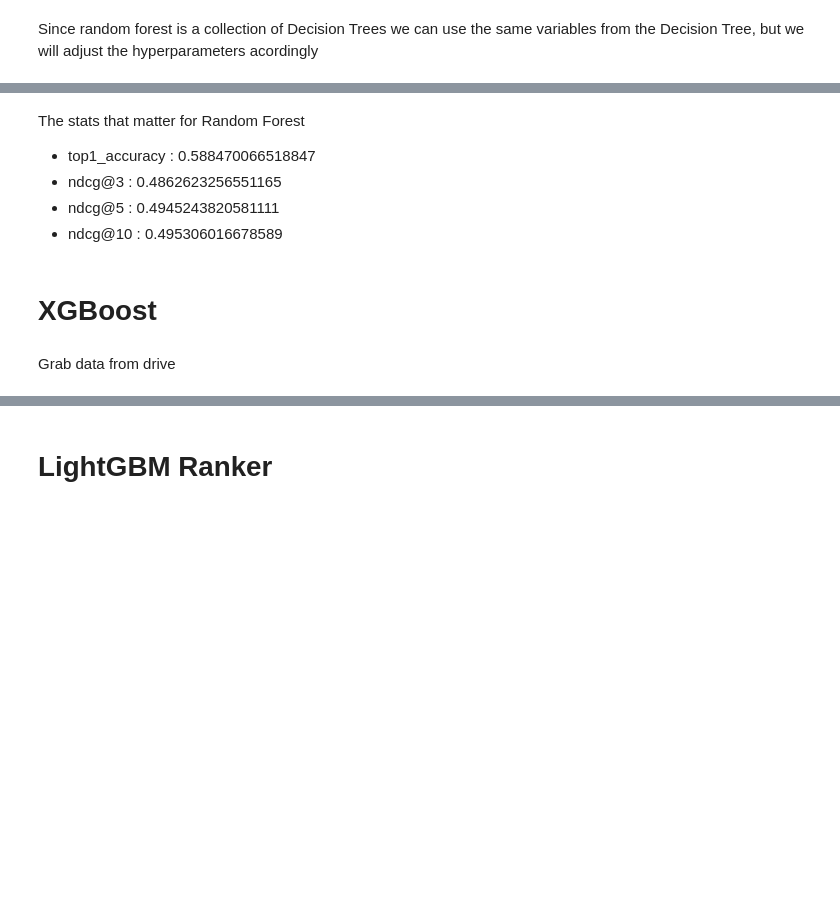
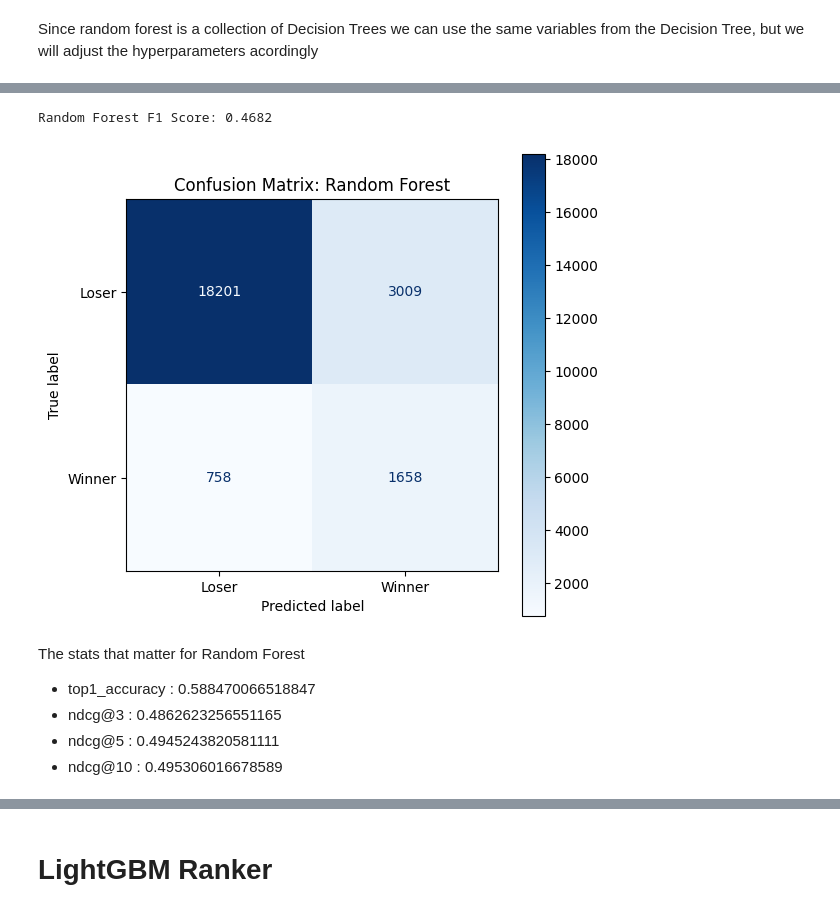
Before and after one commit to knguyen0923/Equi-Metrics, a Jupyter notebook: Equi_Metrics.ipynb, the cells around one changed output, grey strips where cells are left out. Drawn from its saved outputs; the diff is of its cells as text; code cells hidden in the pictures; blank space fills up the shorter version.

```diff
--- a/Equi_Metrics.ipynb
+++ b/Equi_Metrics.ipynb
@@ -2565,4 +2566,23 @@ pd.Series(rf_proba).describe()
 dtype: float64
+# %%
+from sklearn.metrics import confusion_matrix, ConfusionMatrixDisplay, f1_score
+import matplotlib.pyplot as plt
+
+# Calculate and print F1 score
+rf_f1 = f1_score(y_test, rf_pred)
+print(f"Random Forest F1 Score: {rf_f1:.4f}")
+
+# Generate and plot confusion matrix
+cm_rf = confusion_matrix(y_test, rf_pred)
+disp_rf = ConfusionMatrixDisplay(confusion_matrix=cm_rf, display_labels=['Loser', 'Winner'])
+
+fig, ax = plt.subplots(figsize=(6, 6))
+disp_rf.plot(ax=ax, cmap='Blues')
+plt.title('Confusion Matrix: Random Forest')
+plt.show()
+# %% [output]
+Random Forest F1 Score: 0.4682
+[figure, added]
 # %% [markdown]
 The stats that matter for Random Forest
 
@@ -2570,5 +2590,3 @@ The stats that matter for Random Forest
 *   ndcg@3        : 0.4862623256551165
 *   ndcg@5        : 0.4945243820581111
 *   ndcg@10       : 0.495306016678589
-# %% [markdown]
-# XGBoost
@@ -2589,2 +2592,0 @@ import numpy as np
-# %% [markdown]
-Grab data from drive
```
Also changed, not shown: parts of 57 cells of this notebook.
